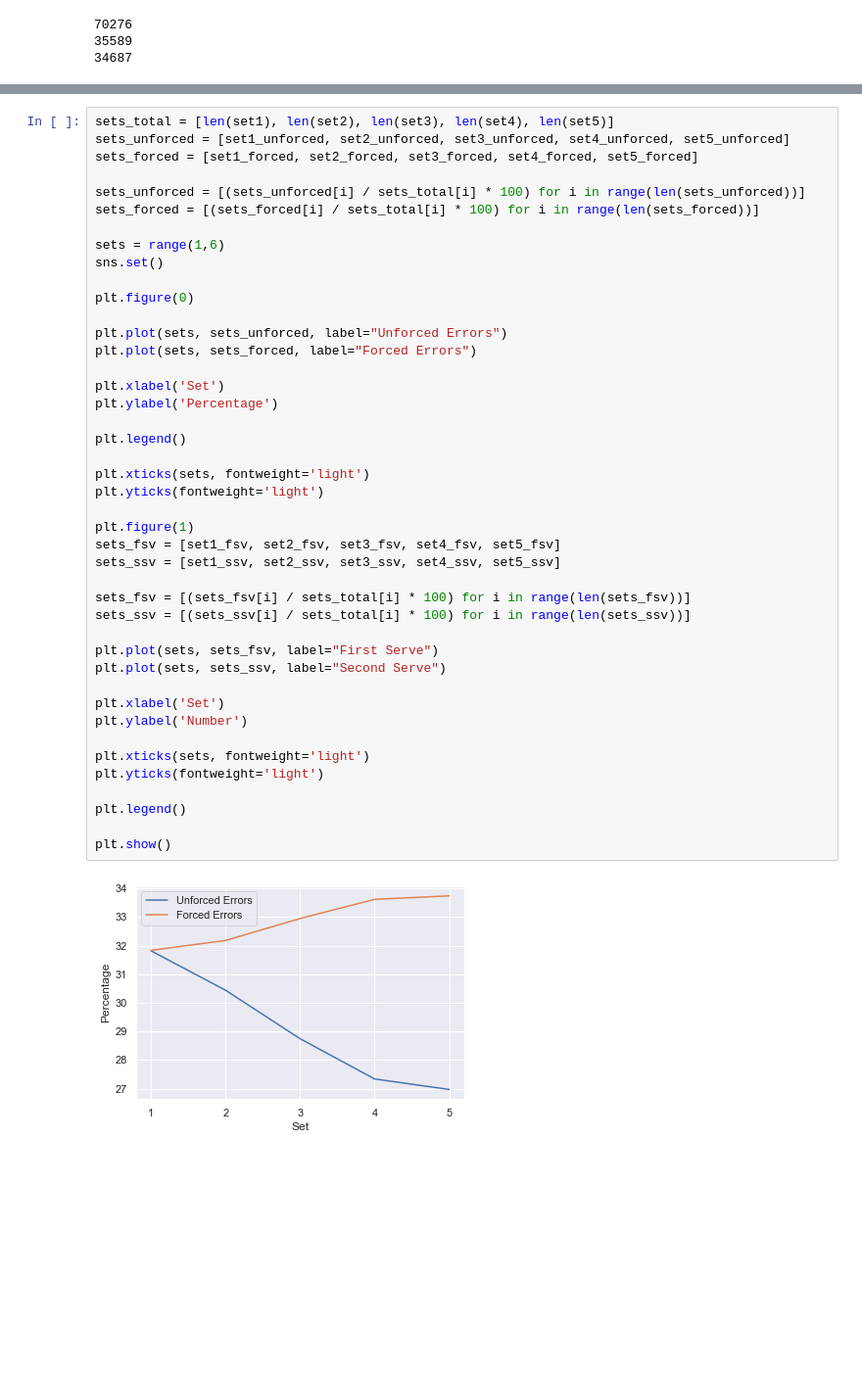
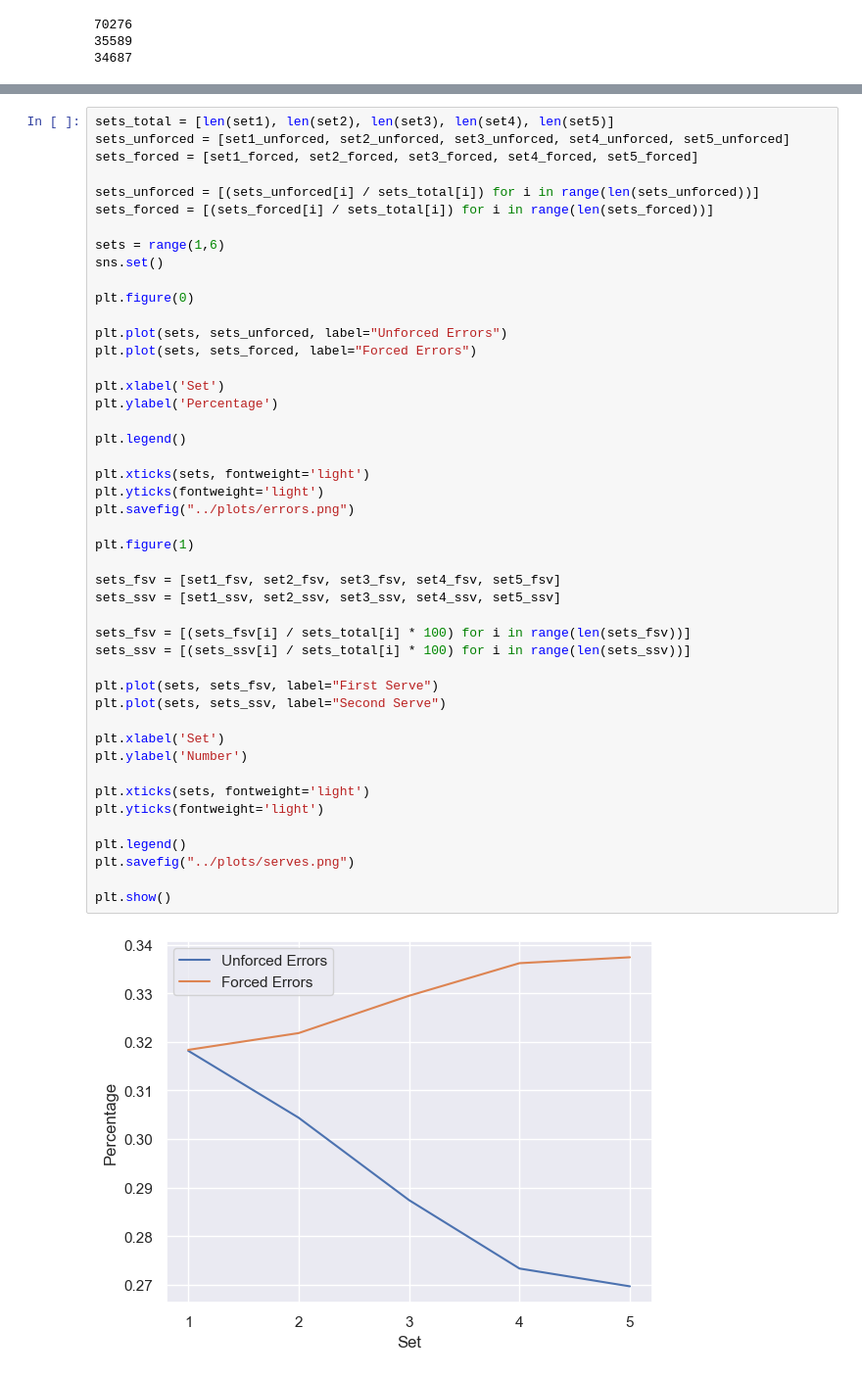
Before and after one commit to hoanganhminh01/CSE-481DS-Tennis-Analysis, a Jupyter notebook: src/match-overtime.ipynb, the cells around one changed output, grey strips where cells are left out. Shown: that part at 98% size. Saved outputs shown, nothing was run; the diff lists cells and outputs as text; blank space fills up the shorter version.

```diff
--- a/src/match-overtime.ipynb
+++ b/src/match-overtime.ipynb
@@ -201,8 +181,8 @@ sets_total = [len(set1), len(set2), len(set3), len(set4), len(set5)]
 sets_unforced = [set1_unforced, set2_unforced, set3_unforced, set4_unforced, set5_unforced]
 sets_forced = [set1_forced, set2_forced, set3_forced, set4_forced, set5_forced]
 
-sets_unforced = [(sets_unforced[i] / sets_total[i] * 100) for i in range(len(sets_unforced))]
-sets_forced = [(sets_forced[i] / sets_total[i] * 100) for i in range(len(sets_forced))]
+sets_unforced = [(sets_unforced[i] / sets_total[i]) for i in range(len(sets_unforced))]
+sets_forced = [(sets_forced[i] / sets_total[i]) for i in range(len(sets_forced))]
 
 sets = range(1,6)
 sns.set()
@@ -213,31 +193,34 @@ plt.plot(sets, sets_unforced, label="Unforced Errors")
 plt.plot(sets, sets_forced, label="Forced Errors")
 
 plt.xlabel('Set')
 plt.ylabel('Percentage')
 
 plt.legend()
 
 plt.xticks(sets, fontweight='light')
 plt.yticks(fontweight='light')
+plt.savefig("../plots/errors.png")
 
 plt.figure(1)
+
 sets_fsv = [set1_fsv, set2_fsv, set3_fsv, set4_fsv, set5_fsv]
 sets_ssv = [set1_ssv, set2_ssv, set3_ssv, set4_ssv, set5_ssv]
 
 sets_fsv = [(sets_fsv[i] / sets_total[i] * 100) for i in range(len(sets_fsv))]
 sets_ssv = [(sets_ssv[i] / sets_total[i] * 100) for i in range(len(sets_ssv))]
 
 plt.plot(sets, sets_fsv, label="First Serve")
 plt.plot(sets, sets_ssv, label="Second Serve")
 
 plt.xlabel('Set')
 plt.ylabel('Number')
 
 plt.xticks(sets, fontweight='light')
 plt.yticks(fontweight='light')
 
 plt.legend()
+plt.savefig("../plots/serves.png")
 
 plt.show()
 # %% [output]
-[figure, old version]
+[figure, new version]
```
Also changed, not shown: parts of 4 cells of this notebook, 2 other files.
